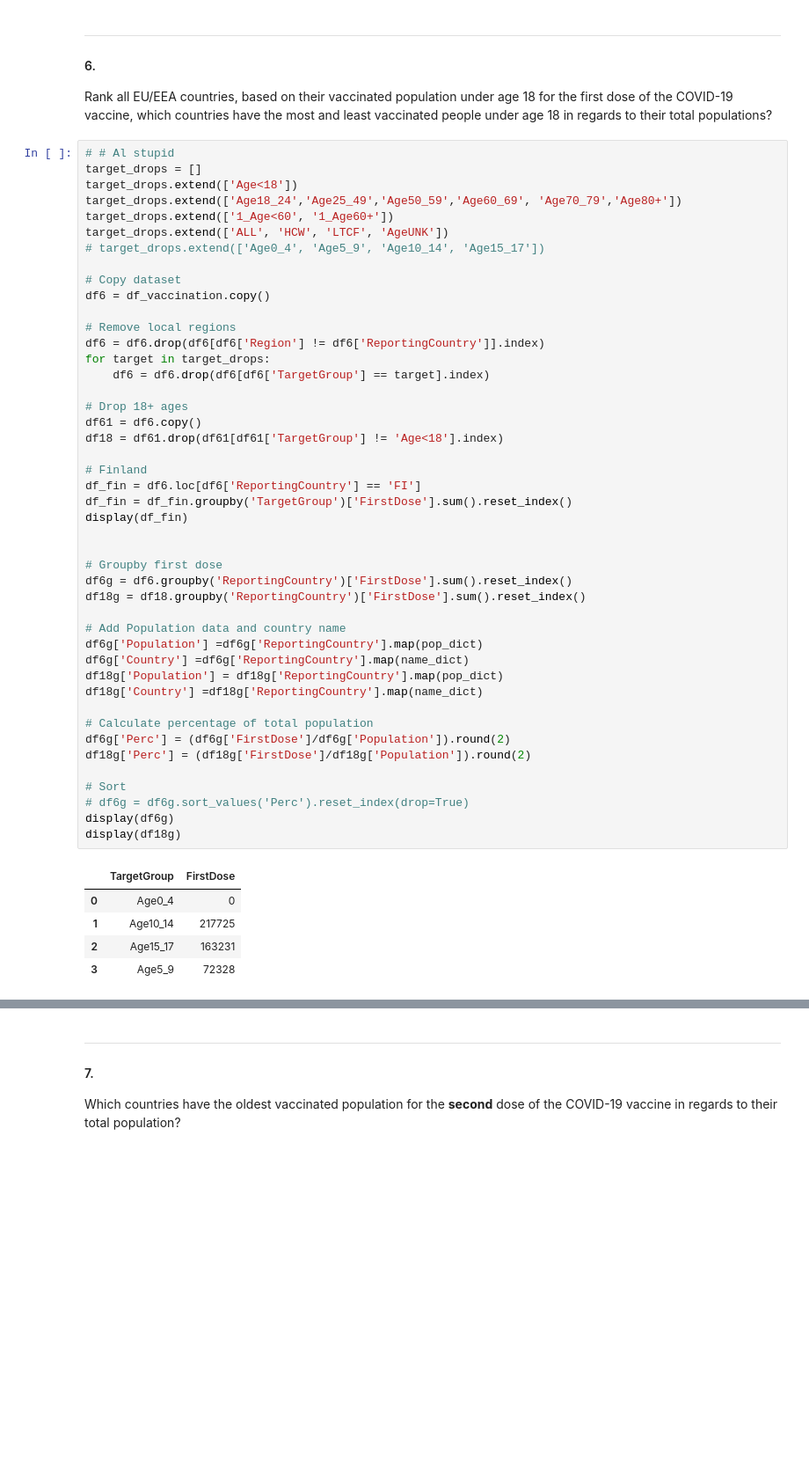
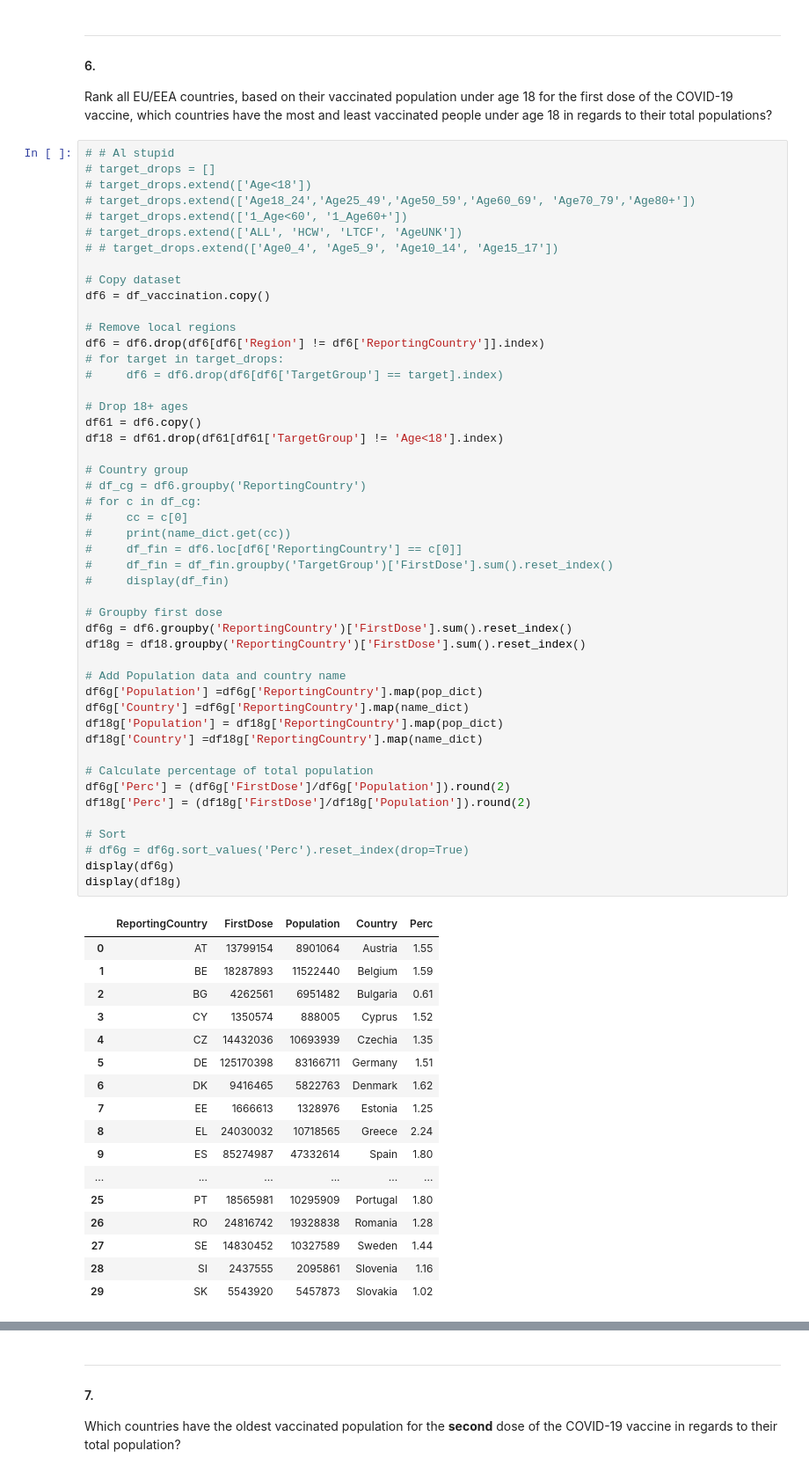
Before and after one commit to Globose/dv1597, a Jupyter notebook: a2/book.ipynb, the cells around one changed output, grey strips where cells are left out. Shown at 88% size. Saved outputs shown, nothing was run; the diff lists cells and outputs as text; blank space fills up the shorter version.

```diff
--- a/a2/book.ipynb
+++ b/a2/book.ipynb
@@ -242,54 +327,69 @@ Which countries are the most skeptical towards the first dose of the COVID-19 va
 Rank all EU/EEA countries, based on their vaccinated population under age 18 for the first dose of the COVID-19 vaccine, which countries have the most and least vaccinated people under age 18 in regards to their total populations?
 # %%
 # # Al stupid
-target_drops = []
-target_drops.extend(['Age<18'])
-target_drops.extend(['Age18_24','Age25_49','Age50_59','Age60_69', 'Age70_79','Age80+'])
-target_drops.extend(['1_Age<60', '1_Age60+'])
-target_drops.extend(['ALL', 'HCW', 'LTCF', 'AgeUNK'])
-# target_drops.extend(['Age0_4', 'Age5_9', 'Age10_14', 'Age15_17'])
+# target_drops = []
+# target_drops.extend(['Age<18'])
+# target_drops.extend(['Age18_24','Age25_49','Age50_59','Age60_69', 'Age70_79','Age80+'])
+# target_drops.extend(['1_Age<60', '1_Age60+'])
+# target_drops.extend(['ALL', 'HCW', 'LTCF', 'AgeUNK'])
+# # target_drops.extend(['Age0_4', 'Age5_9', 'Age10_14', 'Age15_17'])
 
 # Copy dataset
 df6 = df_vaccination.copy()
 
 # Remove local regions
 df6 = df6.drop(df6[df6['Region'] != df6['ReportingCountry']].index)
-for target in target_drops:
-    df6 = df6.drop(df6[df6['TargetGroup'] == target].index)
+# for target in target_drops:
+#     df6 = df6.drop(df6[df6['TargetGroup'] == target].index)
 
 # Drop 18+ ages
 df61 = df6.copy()
 df18 = df61.drop(df61[df61['TargetGroup'] != 'Age<18'].index)
 
-# Finland
-df_fin = df6.loc[df6['ReportingCountry'] == 'FI']
-df_fin = df_fin.groupby('TargetGroup')['FirstDose'].sum().reset_index()
-display(df_fin)
-
+# Country group
+# df_cg = df6.groupby('ReportingCountry')
+# for c in df_cg:
+#     cc = c[0]
+#     print(name_dict.get(cc))
+#     df_fin = df6.loc[df6['ReportingCountry'] == c[0]]
+#     df_fin = df_fin.groupby('TargetGroup')['FirstDose'].sum().reset_index()
+#     display(df_fin)
 
 # Groupby first dose
 df6g = df6.groupby('ReportingCountry')['FirstDose'].sum().reset_index()
 df18g = df18.groupby('ReportingCountry')['FirstDose'].sum().reset_index()
 
 # Add Population data and country name
 df6g['Population'] =df6g['ReportingCountry'].map(pop_dict)
 df6g['Country'] =df6g['ReportingCountry'].map(name_dict)
 df18g['Population'] = df18g['ReportingCountry'].map(pop_dict)
 df18g['Country'] =df18g['ReportingCountry'].map(name_dict)
 
 # Calculate percentage of total population
 df6g['Perc'] = (df6g['FirstDose']/df6g['Population']).round(2)
 df18g['Perc'] = (df18g['FirstDose']/df18g['Population']).round(2)
 
 # Sort
 # df6g = df6g.sort_values('Perc').reset_index(drop=True)
 display(df6g)
 display(df18g)
 # %% [output]
-|  | TargetGroup | FirstDose |
-| 0 | Age0_4 | 0 |
-| 1 | Age10_14 | 217725 |
-| 2 | Age15_17 | 163231 |
-| 3 | Age5_9 | 72328 |
+|  | ReportingCountry | FirstDose | Population | Country | Perc |
+| 0 | AT | 13799154 | 8901064 | Austria | 1.55 |
+| 1 | BE | 18287893 | 11522440 | Belgium | 1.59 |
+| 2 | BG | 4262561 | 6951482 | Bulgaria | 0.61 |
+| 3 | CY | 1350574 | 888005 | Cyprus | 1.52 |
+| 4 | CZ | 14432036 | 10693939 | Czechia | 1.35 |
+| 5 | DE | 125170398 | 83166711 | Germany | 1.51 |
+| 6 | DK | 9416465 | 5822763 | Denmark | 1.62 |
+| 7 | EE | 1666613 | 1328976 | Estonia | 1.25 |
+| 8 | EL | 24030032 | 10718565 | Greece | 2.24 |
+| 9 | ES | 85274987 | 47332614 | Spain | 1.80 |
+| ... | ... | ... | ... | ... | ... |
+| 25 | PT | 18565981 | 10295909 | Portugal | 1.80 |
+| 26 | RO | 24816742 | 19328838 | Romania | 1.28 |
+| 27 | SE | 14830452 | 10327589 | Sweden | 1.44 |
+| 28 | SI | 2437555 | 2095861 | Slovenia | 1.16 |
+| 29 | SK | 5543920 | 5457873 | Slovakia | 1.02 |
 |  | ReportingCountry | FirstDose | Population | Country | Perc |
 | 0 | AT | 525642 | 8901064 | Austria | 0.06 |
```
Also changed, not shown: parts of 3 cells of this notebook.
